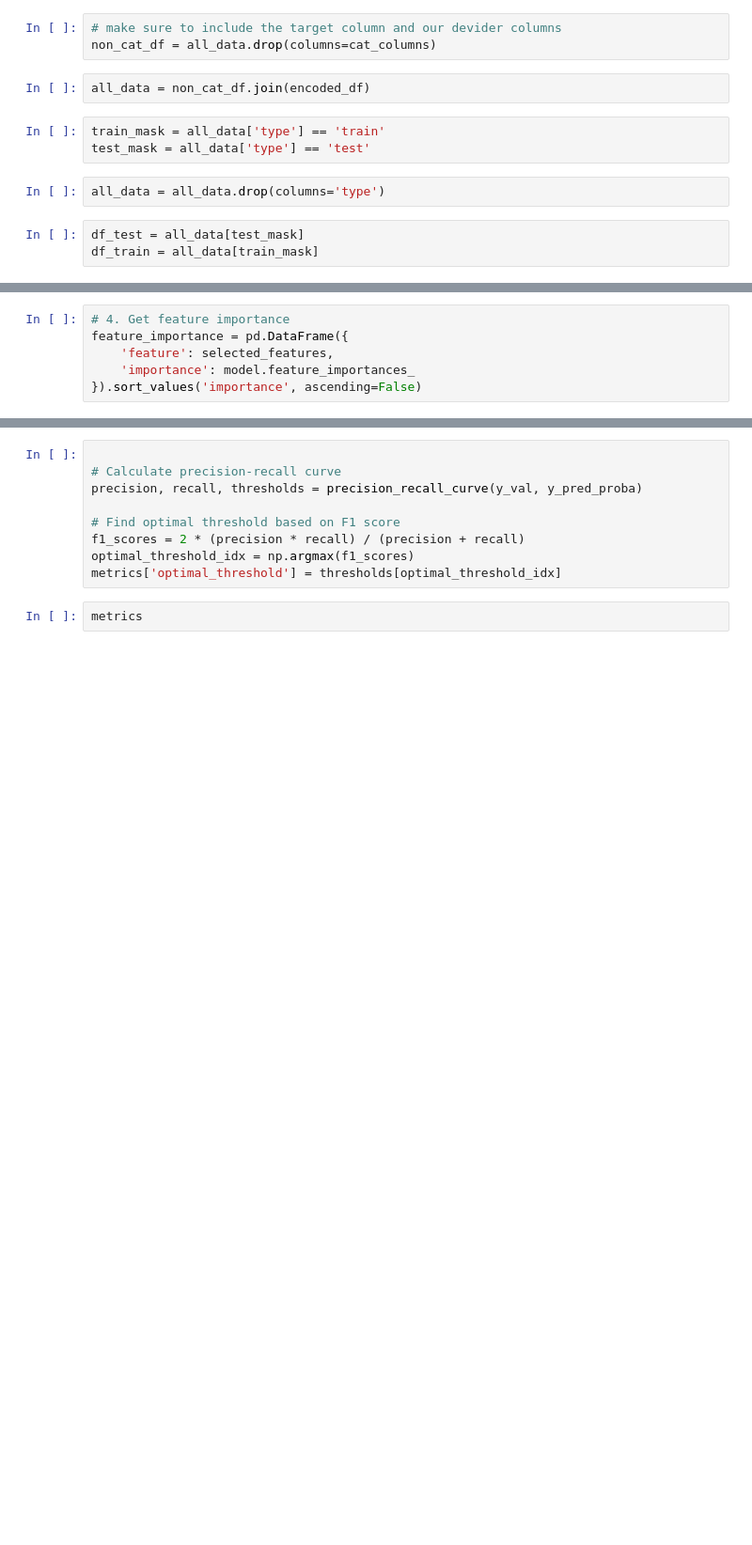
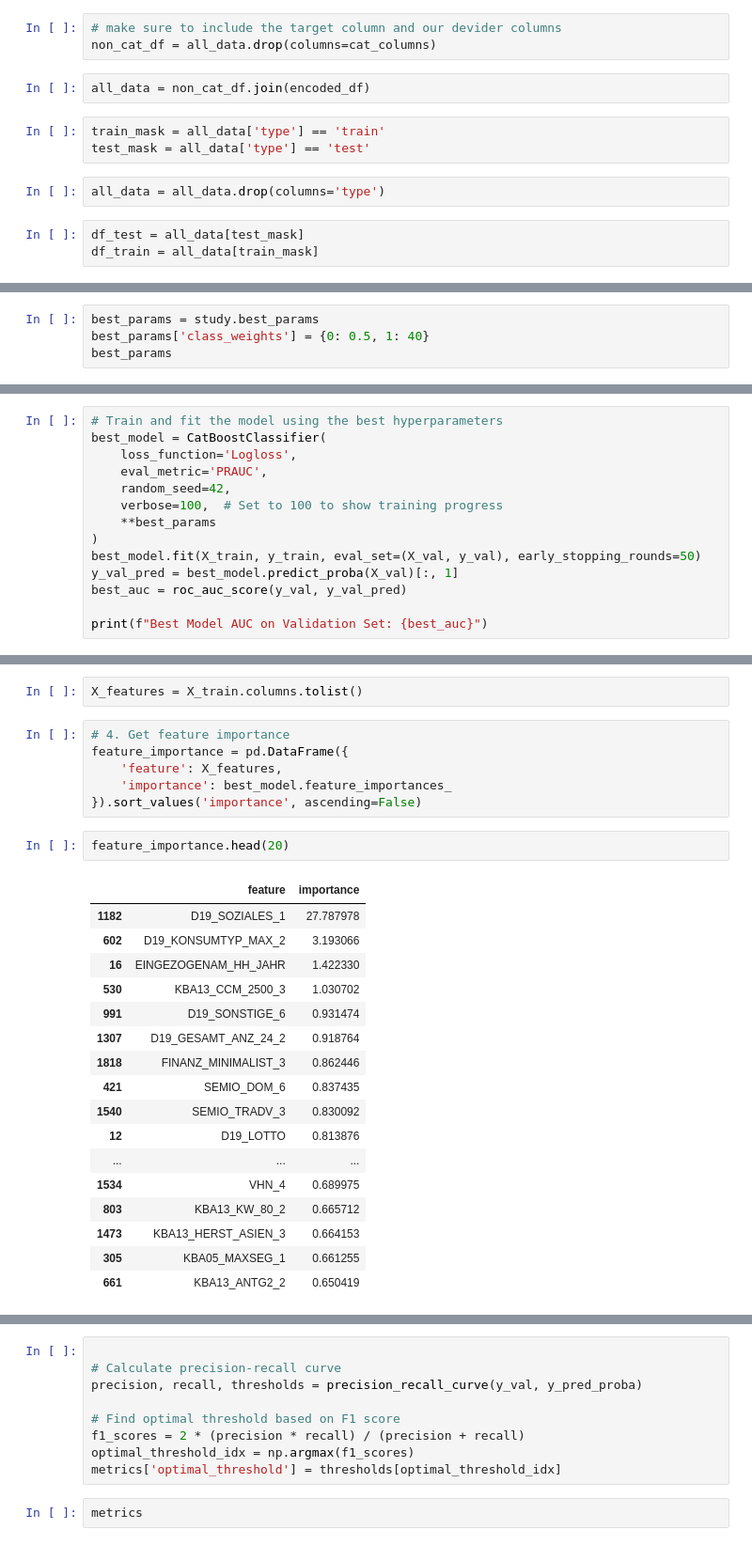
Before and after one commit to johmicrot/udacity_aws_nanodegree_capstone, a Jupyter notebook: SupervisedLearning.ipynb, the cells around one changed output, grey strips where cells are left out. Shown: that part at 94% size. Drawn from its saved outputs; the diff is of its cells as text; blank space fills up the shorter version.

```diff
--- a/SupervisedLearning.ipynb
+++ b/SupervisedLearning.ipynb
@@ -766,0 +708,4 @@ Shrink model to first 24 iterations.
+# %%
+best_params = study.best_params
+best_params['class_weights'] = {0: 0.5, 1: 40}
+best_params
@@ -766,0 +718,14 @@ Shrink model to first 24 iterations.
+# %%
+# Train and fit the model using the best hyperparameters
+best_model = CatBoostClassifier(
+    loss_function='Logloss',
+    eval_metric='PRAUC',
+    random_seed=42,
+    verbose=100,  # Set to 100 to show training progress
+    **best_params
+)
+best_model.fit(X_train, y_train, eval_set=(X_val, y_val), early_stopping_rounds=50)
+y_val_pred = best_model.predict_proba(X_val)[:, 1]
+best_auc = roc_auc_score(y_val, y_val_pred)
+
+print(f"Best Model AUC on Validation Set: {best_auc}")
@@ -767,8 +741,30 @@ Shrink model to first 24 iterations.
+# %%
+X_features = X_train.columns.tolist()
 # %%
 # 4. Get feature importance
 feature_importance = pd.DataFrame({
-    'feature': selected_features,
-    'importance': model.feature_importances_
+    'feature': X_features,
+    'importance': best_model.feature_importances_
 }).sort_values('importance', ascending=False)
+# %%
+feature_importance.head(20)
+# %% [output]
+|  | feature | importance |
+| 1182 | D19_SOZIALES_1 | 27.787978 |
+| 602 | D19_KONSUMTYP_MAX_2 | 3.193066 |
+| 16 | EINGEZOGENAM_HH_JAHR | 1.422330 |
+| 530 | KBA13_CCM_2500_3 | 1.030702 |
+| 991 | D19_SONSTIGE_6 | 0.931474 |
+| 1307 | D19_GESAMT_ANZ_24_2 | 0.918764 |
+| 1818 | FINANZ_MINIMALIST_3 | 0.862446 |
+| 421 | SEMIO_DOM_6 | 0.837435 |
+| 1540 | SEMIO_TRADV_3 | 0.830092 |
+| 12 | D19_LOTTO | 0.813876 |
+| ... | ... | ... |
+| 1534 | VHN_4 | 0.689975 |
+| 803 | KBA13_KW_80_2 | 0.665712 |
+| 1473 | KBA13_HERST_ASIEN_3 | 0.664153 |
+| 305 | KBA05_MAXSEG_1 | 0.661255 |
+| 661 | KBA13_ANTG2_2 | 0.650419 |
 # %%
 # 5. Calculate validation metrics
```
Also changed, not shown: parts of 54 cells of this notebook, 3 other files.
